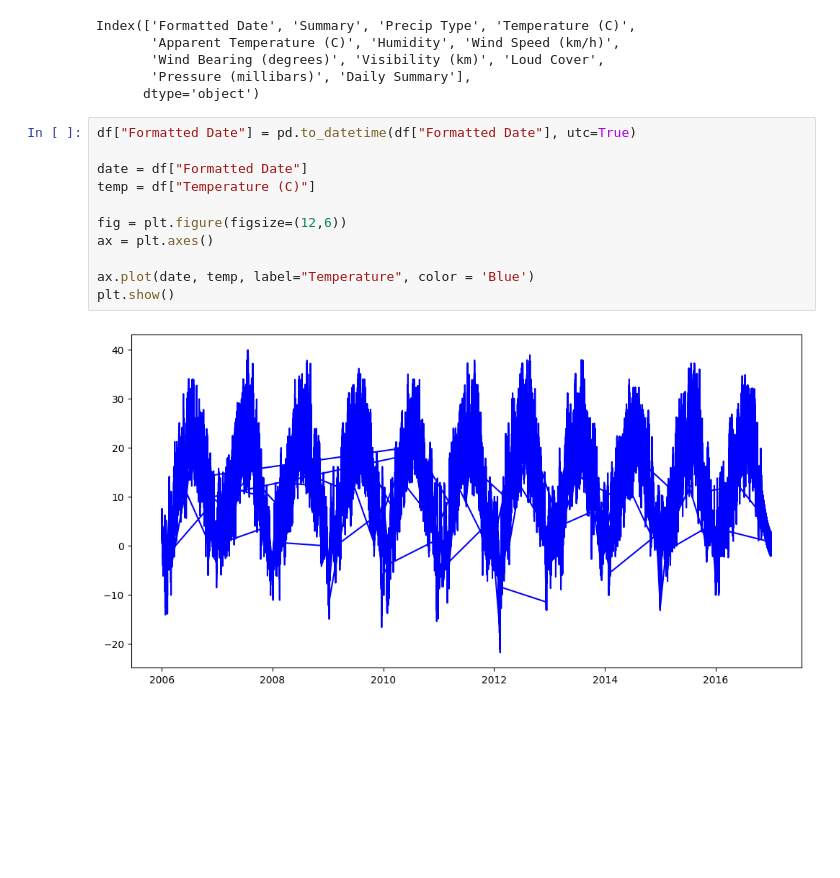
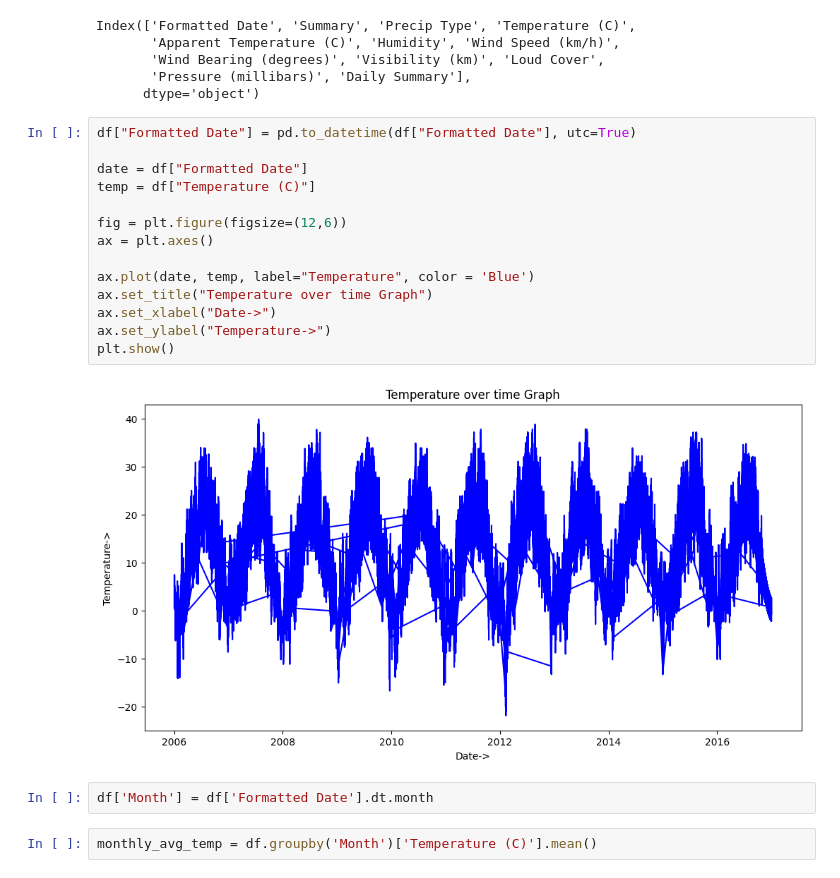
Before and after one commit to GOURAV-SAHA007/Weather-Visualization, a Jupyter notebook: notebook/01_exploration.ipynb, the cells around one changed output. Drawn from its saved outputs; the diff is of its cells as text; blank space fills up the shorter version.

Commit message:
Some more explorations with Graphs

```diff
--- a/notebook/01_exploration.ipynb
+++ b/notebook/01_exploration.ipynb
@@ -144,13 +144,20 @@ Index(['Formatted Date', 'Summary', 'Precip Type', 'Temperature (C)',
 # %%
 df["Formatted Date"] = pd.to_datetime(df["Formatted Date"], utc=True)
 
 date = df["Formatted Date"]
 temp = df["Temperature (C)"]
 
 fig = plt.figure(figsize=(12,6))
 ax = plt.axes()
 
 ax.plot(date, temp, label="Temperature", color = 'Blue')
+ax.set_title("Temperature over time Graph")
+ax.set_xlabel("Date->")
+ax.set_ylabel("Temperature->")
 plt.show()
 # %% [output]
-[figure, old version]
+[figure, new version]
+# %%
+df['Month'] = df['Formatted Date'].dt.month
+# %%
+monthly_avg_temp = df.groupby('Month')['Temperature (C)'].mean()
```
Also changed, not shown: parts of 14 cells of this notebook.
